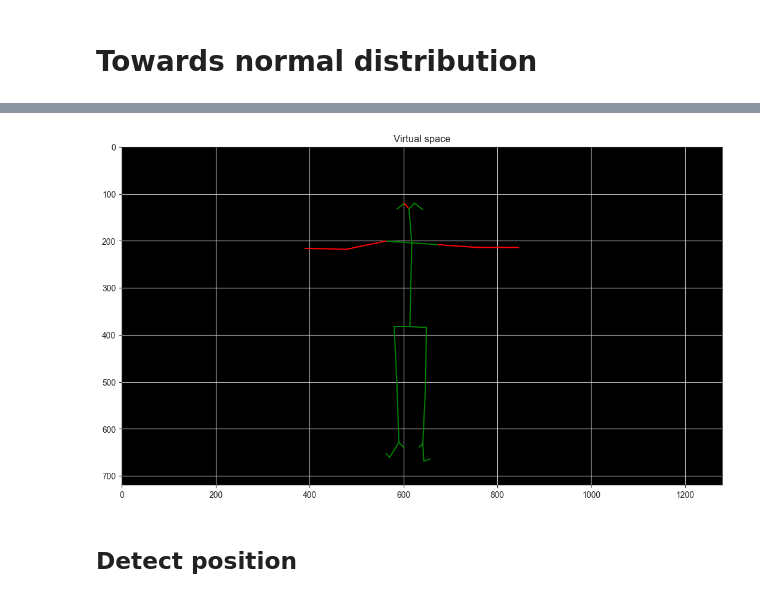
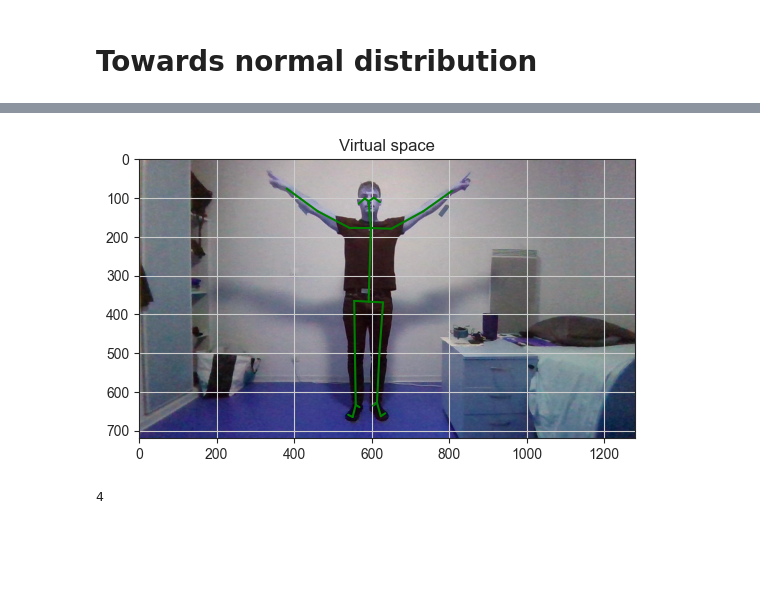
Before and after one commit to bossardl/Remote-physiotherapy, a Jupyter notebook: SP.ipynb, the cells around one changed output, grey strips where cells are left out. Saved outputs shown, nothing was run; the diff lists cells and outputs as text; code cells hidden in the pictures; blank space fills up the shorter version.

```diff
--- a/SP.ipynb
+++ b/SP.ipynb
@@ -276,7 +343,7 @@ def X_Y_C_joints(path, bp_joint, coor_bp):
 # %%
 path='D:\Special_Project\openpose\output_json_folder\Train\Ludo'
 
-df_joint_ref, _, _= X_Y_C_joints(path, bp_joint, coor_bp)
+df_joint_ref, _, _= X_Y_C_joints(path, dict_joint_position, body_parts, nb_pers=0)
 print(df_joint_ref.describe())
 
 
@@ -439,3 +486,0 @@ def distrib_angle(path, bp_joint, coor_bp, df_ref, param1='mean', param2='std'):
-# %%
-path_f =r'D:\Special_Project\openpose\output_json_folder\Test\Ludo\WIN_20221012_08_38_15_Pro_keypoints.json'
-distrib_angle(path_f, bp_joint, coor_bp, df_joint_ref, param1='mean', param2='std')
@@ -449,7 +486,0 @@ distrib_angle(path_f1, bp_joint, coor_bp, df_joint_ref, param1='mean', param2='s
-# %%
-path_f1 =r'D:\Special_Project\openpose\output_json_folder\Test\Ludo\WIN_20221012_08_37_57_Pro_keypoints.json'
-distrib_angle(path_f1, bp_joint, coor_bp, df_joint_ref, param1='mean', param2='std')
-# %% [output]
-[figure, removed]
-# %% [markdown]
-## Detect position
@@ -455,0 +496,38 @@ distrib_angle(path_f1, bp_joint, coor_bp, df_joint_ref, param1='mean', param2='s
+# %%
+def pose_ref(path_f, dict_joint_position, body_parts,df_ref, nb_pers, param1='mean', param2='std'):
+    bp_joint = list(dict_joint_position.keys())
+
+    path_2_json = path_f[0]
+    path_2_img = path_f[1]
+    path_2_save = path_f[2]
+
+    image_wall = cv2.imread(path_2_img)
+    fig, ax = plt.subplots()
+
+    ax.imshow(image_wall)
+    ax.set_title('Virtual space')
+    df, _, (X,Y,C)= X_Y_C_joints(path_2_json, dict_joint_position,  body_parts, nb_pers)
+    avatar_df = pd.DataFrame(columns = bp_joint)
+    for joint in bp_joint:
+        mean = df_ref.describe().loc[param1, joint]
+        std = df_ref.describe().loc[param2, joint]
+        angle_joint_max = mean + std
+        angle_joint_min = mean - std
+        avatar_df[joint] = [angle_joint_max, angle_joint_min]
+        elem = dict_joint_position[joint]
+        elem_value = [list(annotation_dict)[elem[0]], list(annotation_dict)[elem[1]]]
+        ax.plot([X[elem_value[0]], X[elem_value[1]]],  [Y[elem_value[0]], Y[elem_value[1]]] , color='g')
+    return avatar_df
+# %%
+path_img_ref = r'D:\Special_Project\Dataset\Perso\Calibration\Train\Ludo'
+path_json_ref = r'D:\Special_Project\openpose\output_json_folder\Ref'
+file_img_wall = 'WIN_20220928_09_32_59_Pro.jpg'
+
+path_img_wall = path_file(path_img_ref,file_img_wall)
+path_json_wall = path_json_ref#path_file(path_json_ref,file_json_wall)
+path_2_AR_ref =r'D:\Special_Project\Dataset\Output\Ludo'
+
+path_ref = [path_json_wall, path_img_wall, path_2_AR_ref]
+avatar = pose_ref(path_ref, dict_joint_position, body_parts,df_joint_ref, nb_pers=0, param1='mean', param2='std')
+# %% [output]
+[figure, added]
@@ -455,0 +582,4 @@ distrib_angle(path_f1, bp_joint, coor_bp, df_joint_ref, param1='mean', param2='s
+# %%
+max(4,2)
+# %% [output]
+4
```
Also changed, not shown: parts of 29 cells of this notebook.
